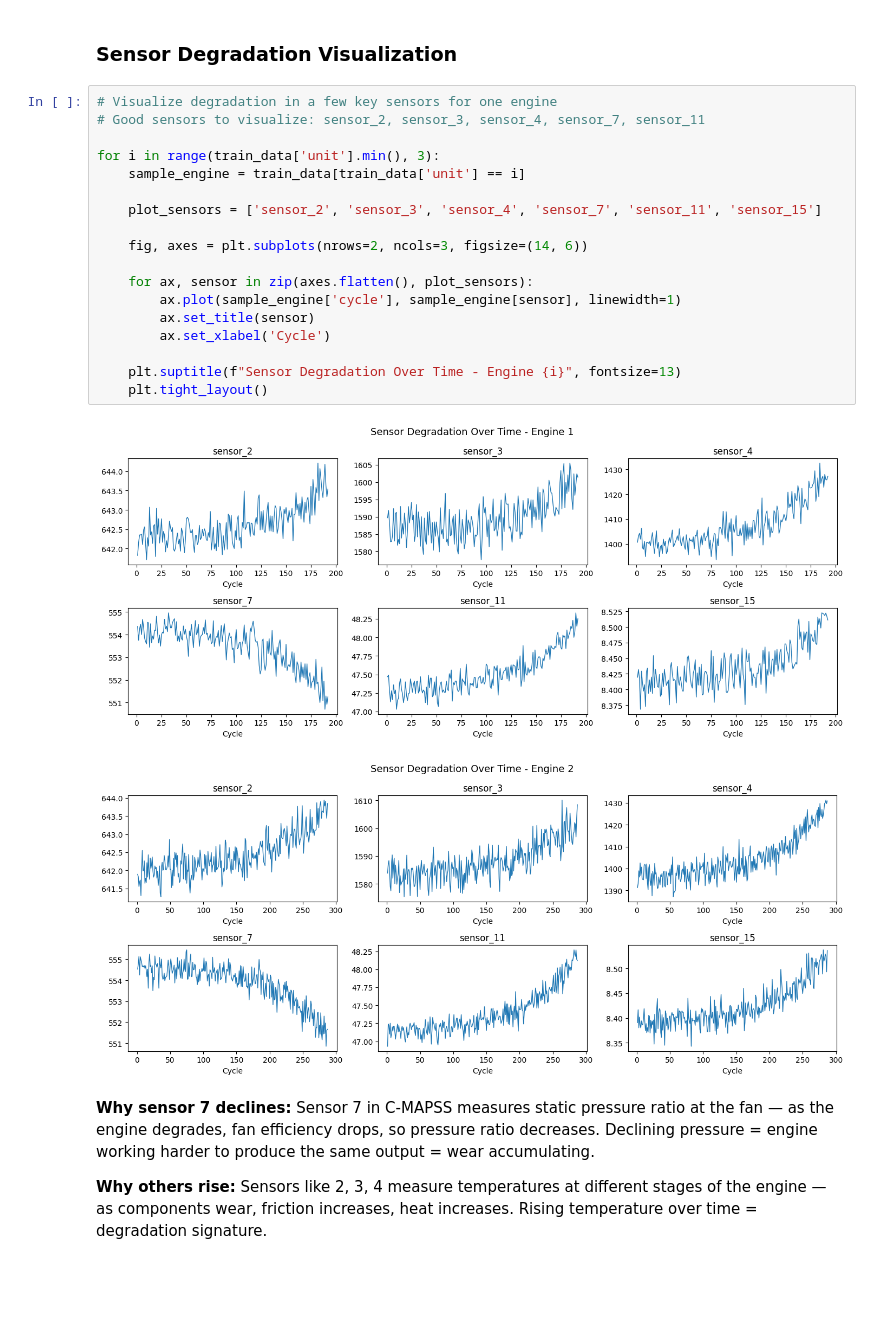
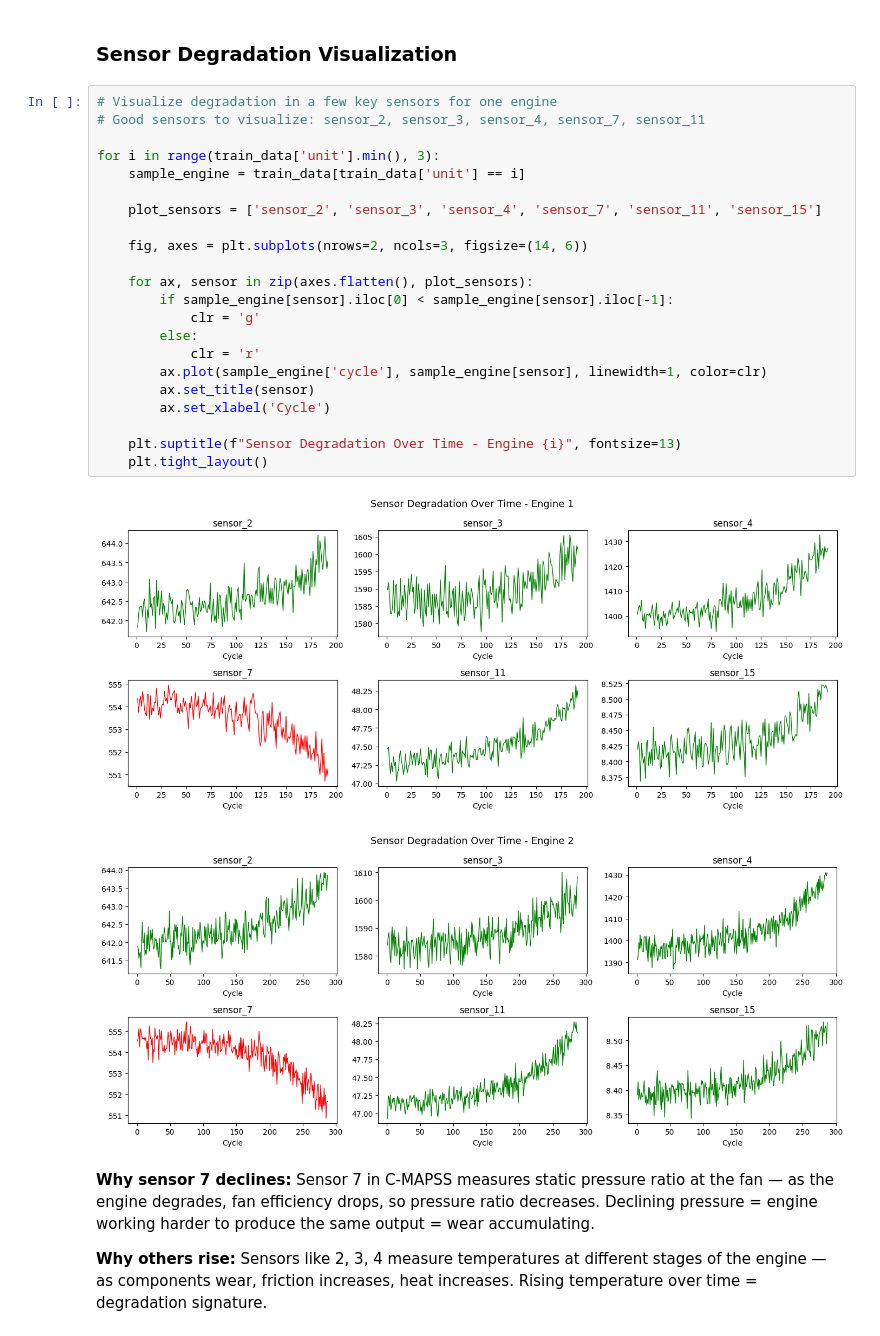
Before and after one commit to Mr-Rai/predictive_maintenance_aircraft_engine, a Jupyter notebook: cmapss_rul.ipynb, the cells around one changed output. Drawn from its saved outputs; the diff is of its cells as text; blank space fills up the shorter version.

```diff
--- a/cmapss_rul.ipynb
+++ b/cmapss_rul.ipynb
@@ -136,24 +145,28 @@ dropping sensors: ['sensor_1', 'sensor_5', 'sensor_6', 'sensor_10', 'sensor_16',
 # %%
 # Visualize degradation in a few key sensors for one engine
 # Good sensors to visualize: sensor_2, sensor_3, sensor_4, sensor_7, sensor_11
 
 for i in range(train_data['unit'].min(), 3):
     sample_engine = train_data[train_data['unit'] == i]
 
     plot_sensors = ['sensor_2', 'sensor_3', 'sensor_4', 'sensor_7', 'sensor_11', 'sensor_15']
 
     fig, axes = plt.subplots(nrows=2, ncols=3, figsize=(14, 6))
 
     for ax, sensor in zip(axes.flatten(), plot_sensors):
-        ax.plot(sample_engine['cycle'], sample_engine[sensor], linewidth=1)
+        if sample_engine[sensor].iloc[0] < sample_engine[sensor].iloc[-1]:
+            clr = 'g'
+        else:
+            clr = 'r'
+        ax.plot(sample_engine['cycle'], sample_engine[sensor], linewidth=1, color=clr)
         ax.set_title(sensor)
         ax.set_xlabel('Cycle')
 
     plt.suptitle(f"Sensor Degradation Over Time - Engine {i}", fontsize=13)
     plt.tight_layout()
 # %% [output]
-[figure, old version]
+[figure, new version]
-[figure, old version]
+[figure, new version]
 # %% [markdown]
 **Why sensor 7 declines:** Sensor 7 in C-MAPSS measures static pressure ratio at the fan — as the engine degrades, fan efficiency drops, so pressure ratio decreases. Declining pressure = engine working harder to produce the same output = wear accumulating.
 
```
Also changed, not shown: parts of 1 cell of this notebook.
